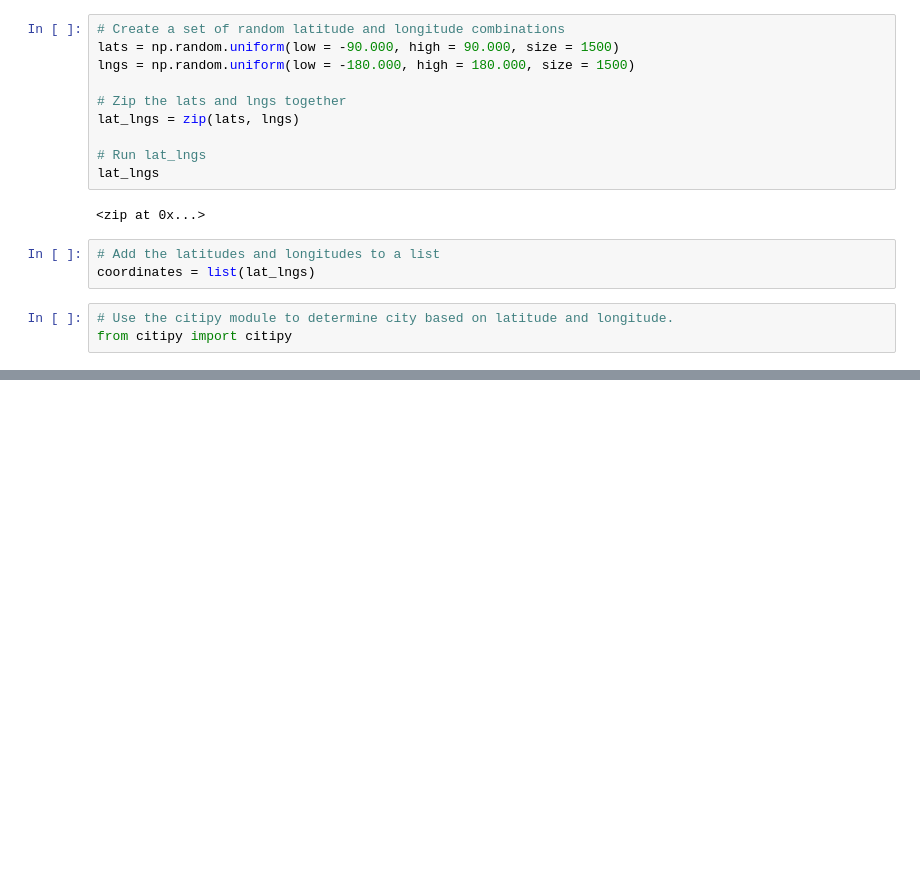
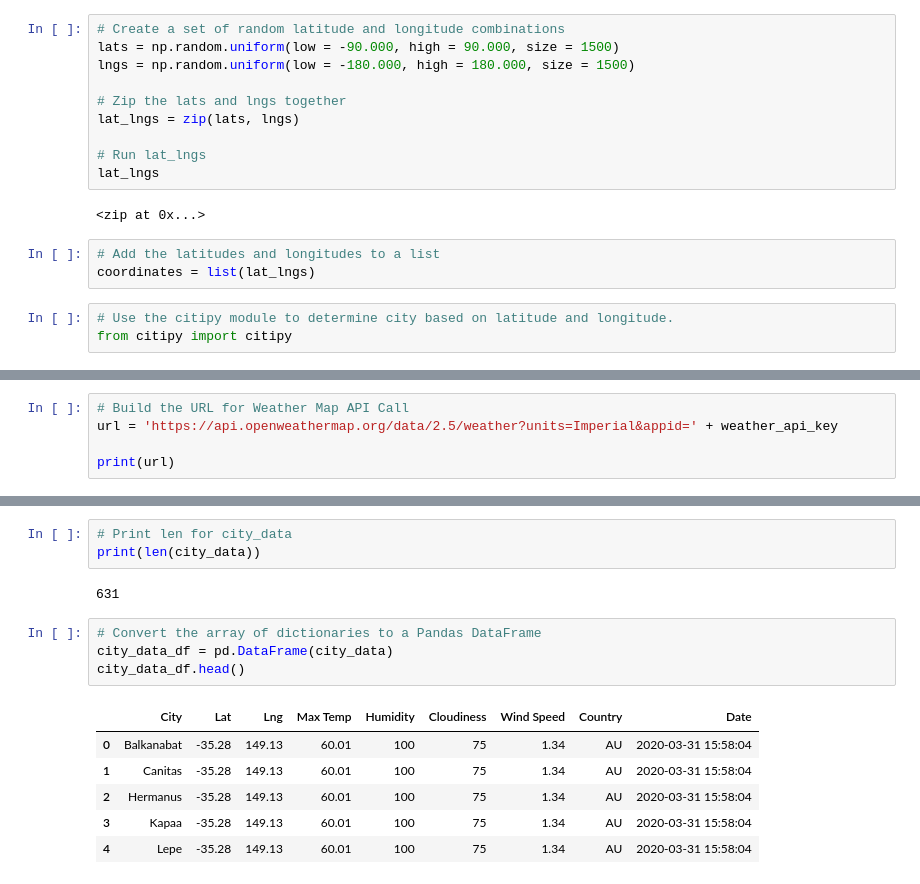
Before and after one commit to Helen-Ly/World_Weather_Analysis, a Jupyter notebook: WeatherPy.ipynb, the cells around one changed output, grey strips where cells are left out. Cells and saved outputs as stored; diff of their text form; blank space fills up the shorter version.

Commit message:
Modifying .gitignore and adding WeatherPy file.

```diff
--- a/WeatherPy.ipynb
+++ b/WeatherPy.ipynb
@@ -39,0 +49,5 @@ len(cities)
+# %%
+# Build the URL for Weather Map API Call
+url = 'https://api.openweathermap.org/data/2.5/weather?units=Imperial&appid=' + weather_api_key
+
+print(url)
@@ -39,0 +141,16 @@ len(cities)
+# %%
+# Print len for city_data
+print(len(city_data))
+# %% [output]
+631
+# %%
+# Convert the array of dictionaries to a Pandas DataFrame
+city_data_df = pd.DataFrame(city_data)
+city_data_df.head()
+# %% [output]
+|  | City | Lat | Lng | Max Temp | Humidity | Cloudiness | Wind Speed | Country | Date |
+| 0 | Balkanabat | -35.28 | 149.13 | 60.01 | 100 | 75 | 1.34 | AU | 2020-03-31 15:58:04 |
+| 1 | Canitas | -35.28 | 149.13 | 60.01 | 100 | 75 | 1.34 | AU | 2020-03-31 15:58:04 |
+| 2 | Hermanus | -35.28 | 149.13 | 60.01 | 100 | 75 | 1.34 | AU | 2020-03-31 15:58:04 |
+| 3 | Kapaa | -35.28 | 149.13 | 60.01 | 100 | 75 | 1.34 | AU | 2020-03-31 15:58:04 |
+| 4 | Lepe | -35.28 | 149.13 | 60.01 | 100 | 75 | 1.34 | AU | 2020-03-31 15:58:04 |
```
Also changed, not shown: parts of 6 cells of this notebook, 1 other file.
